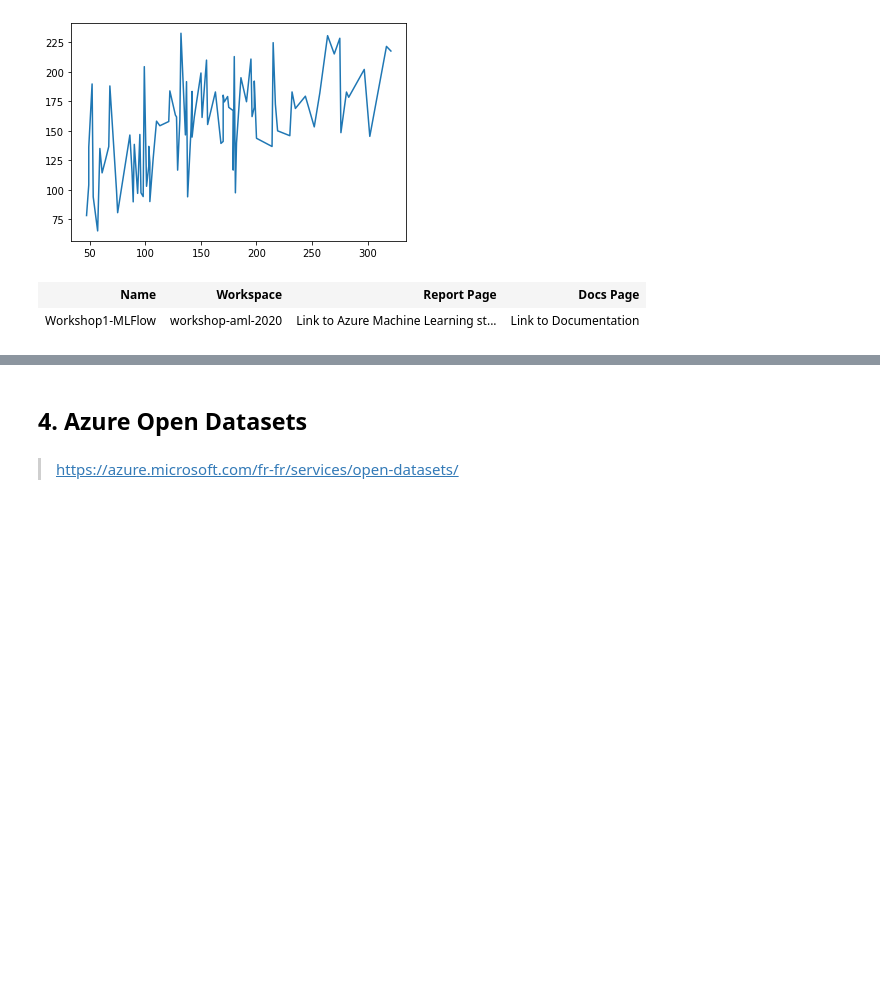
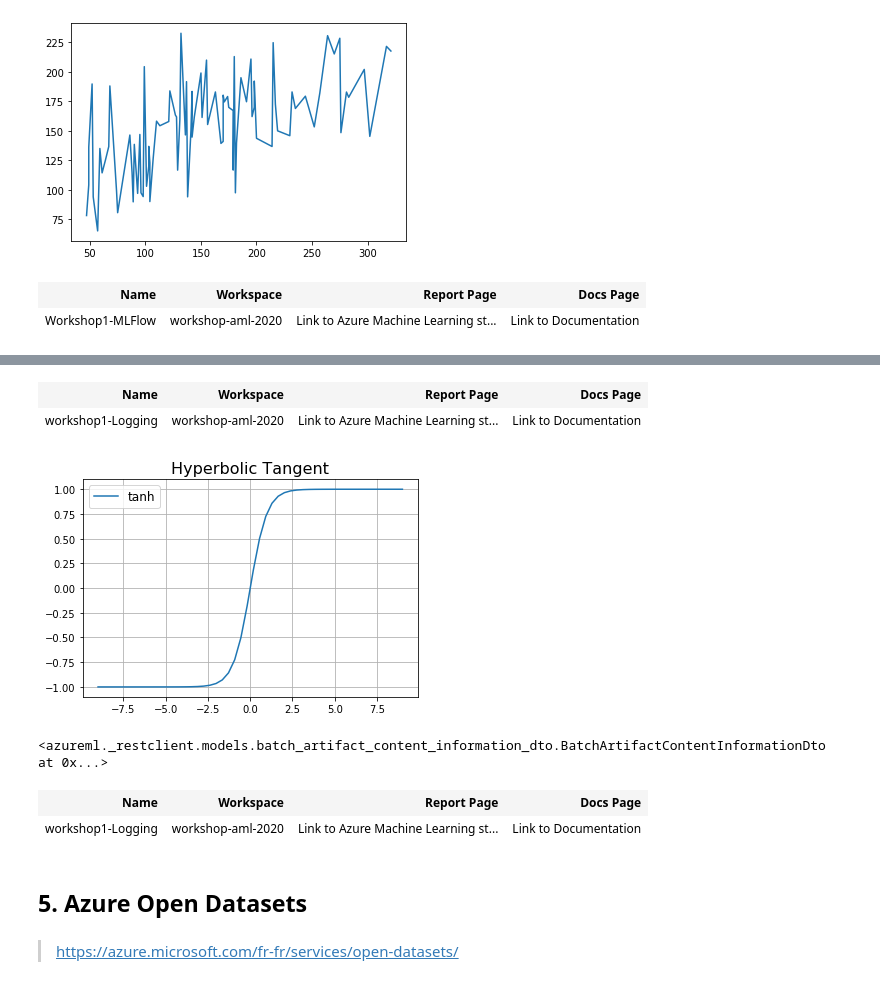
Before and after one commit to retkowsky/WorkshopAML2020, a Jupyter notebook: 1 Introduction Azure ML.ipynb, the cells around one changed output, grey strips where cells are left out. Drawn from its saved outputs; the diff is of its cells as text; code cells hidden in the pictures; blank space fills up the shorter version.

```diff
--- a/1 Introduction Azure ML.ipynb
+++ b/1 Introduction Azure ML.ipynb
@@ -223,0 +224,2 @@ ws.experiments[experiment_name]
+# %%
+experiment = Experiment(workspace=ws, name='workshop1-Logging')
@@ -223,0 +228,9 @@ ws.experiments[experiment_name]
+# %%
+# start logging for the run
+run = experiment.start_logging()
+
+# change the scale factor on different runs to see how you can compare multiple runs
+scale_factor = 3
+
+# change the category on different runs to see how to organize data in reports
+category = 'Red'
@@ -223,0 +242,5 @@ ws.experiments[experiment_name]
+# %%
+experiment
+# %% [output]
+| Name | Workspace | Report Page | Docs Page |
+| workshop1-Logging | workshop-aml-2020 | Link to Azure Machine Learning st... | Link to Documentation |
@@ -223,0 +281,23 @@ ws.experiments[experiment_name]
+# %%
+%matplotlib inline
+
+import matplotlib.pyplot as plt
+angle = np.linspace(-3, 3, 50) * scale_factor
+plt.plot(angle,np.tanh(angle), label='tanh')
+plt.legend(fontsize=12)
+plt.title('Hyperbolic Tangent', fontsize=16)
+plt.grid(True)
+
+run.log_image(name='Hyperbolic Tangent', plot=plt)
+# %% [output]
+[figure, added]
+# %%
+file_name = 'outputs/myfile.txt'
+
+with open(file_name, "w") as f:
+    f.write('This is an output file that will be uploaded.\n')
+
+# Upload the file explicitly into artifacts
+run.upload_file(name = file_name, path_or_stream = file_name)
+# %% [output]
+<azureml._restclient.models.batch_artifact_content_information_dto.BatchArtifactContentInformationDto at 0x...>
@@ -224,5 +306,10 @@ ws.experiments[experiment_name]
+# %%
+experiment
+# %% [output]
+| Name | Workspace | Report Page | Docs Page |
+| workshop1-Logging | workshop-aml-2020 | Link to Azure Machine Learning st... | Link to Documentation |
 # %% [markdown]
-## 4. Azure Open Datasets
+## 5. Azure Open Datasets
 # %% [markdown]
 > https://azure.microsoft.com/fr-fr/services/open-datasets/
 # %%
```
Also changed, not shown: parts of 16 cells of this notebook.
